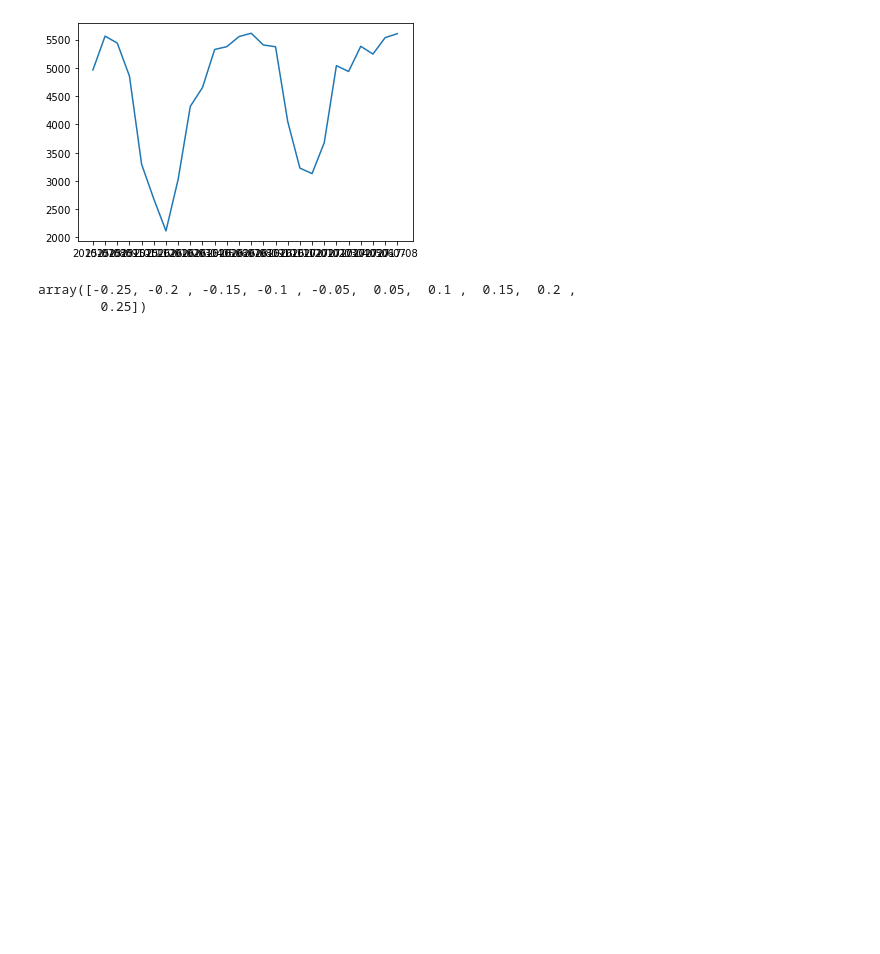
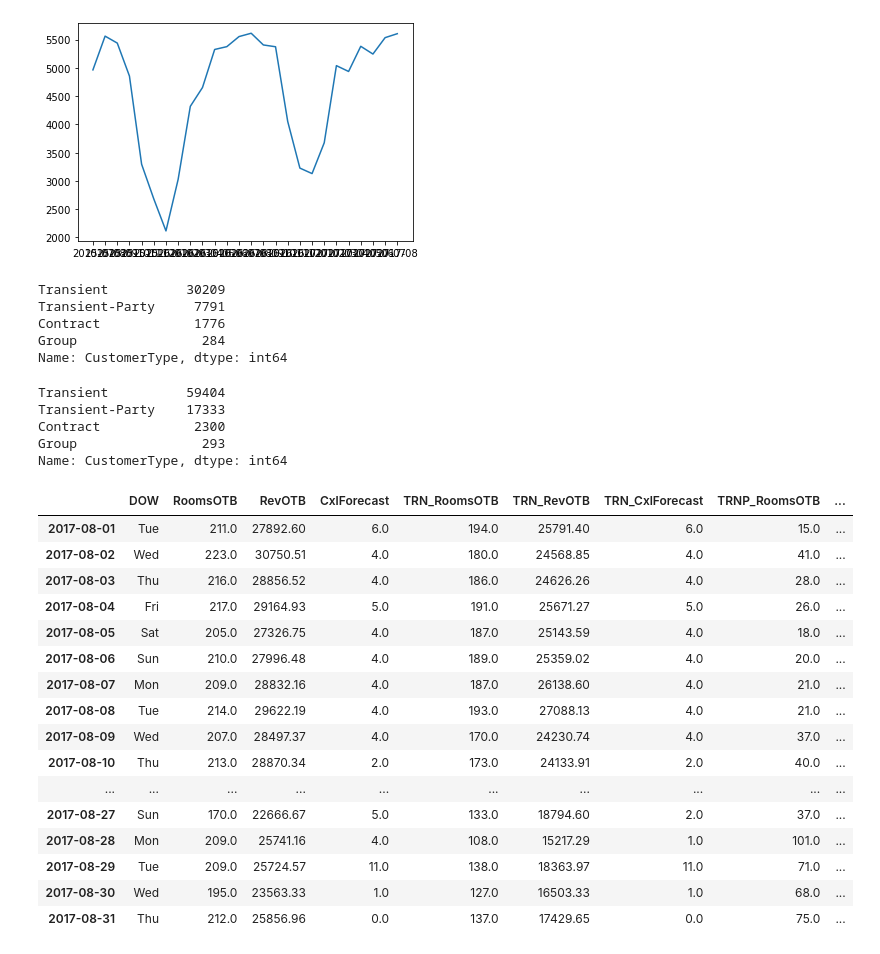
Before and after one commit to edubu2/hotel-revman-system, a Jupyter notebook: code/agg_test.ipynb, the cells around one changed output. Drawn from its saved outputs; the diff is of its cells as text; code cells hidden in the pictures; blank space fills up the shorter version.

```diff
--- a/code/agg_test.ipynb
+++ b/code/agg_test.ipynb
@@ -55,10 +70,39 @@ plt.plot(by_month)
 # %% [output]
 [<matplotlib.lines.Line2D at 0x...>]
 [figure]
-# %%
-
-
-a
-# %% [output]
-array([-0.25, -0.2 , -0.15, -0.1 , -0.05,  0.05,  0.1 ,  0.15,  0.2 ,
-        0.25])
+# %%
+h1_res.CustomerType.value_counts()
+# %% [output]
+Transient          30209
+Transient-Party     7791
+Contract            1776
+Group                284
+Name: CustomerType, dtype: int64
+# %%
+h2_res.CustomerType.value_counts()
+# %% [output]
+Transient          59404
+Transient-Party    17333
+Contract            2300
+Group                293
+Name: CustomerType, dtype: int64
+# %%
+pd.read_pickle("./sims2/h2_sim_2017-08-01.pick")
+# %% [output]
+|  | DOW | RoomsOTB | RevOTB | CxlForecast | TRN_RoomsOTB | TRN_RevOTB | TRN_CxlForecast | TRNP_RoomsOTB | ... |
+| 2017-08-01 | Tue | 211.0 | 27892.60 | 6.0 | 194.0 | 25791.40 | 6.0 | 15.0 | ... |
+| 2017-08-02 | Wed | 223.0 | 30750.51 | 4.0 | 180.0 | 24568.85 | 4.0 | 41.0 | ... |
+| 2017-08-03 | Thu | 216.0 | 28856.52 | 4.0 | 186.0 | 24626.26 | 4.0 | 28.0 | ... |
+| 2017-08-04 | Fri | 217.0 | 29164.93 | 5.0 | 191.0 | 25671.27 | 5.0 | 26.0 | ... |
+| 2017-08-05 | Sat | 205.0 | 27326.75 | 4.0 | 187.0 | 25143.59 | 4.0 | 18.0 | ... |
+| 2017-08-06 | Sun | 210.0 | 27996.48 | 4.0 | 189.0 | 25359.02 | 4.0 | 20.0 | ... |
+| 2017-08-07 | Mon | 209.0 | 28832.16 | 4.0 | 187.0 | 26138.60 | 4.0 | 21.0 | ... |
+| 2017-08-08 | Tue | 214.0 | 29622.19 | 4.0 | 193.0 | 27088.13 | 4.0 | 21.0 | ... |
+| 2017-08-09 | Wed | 207.0 | 28497.37 | 4.0 | 170.0 | 24230.74 | 4.0 | 37.0 | ... |
+| 2017-08-10 | Thu | 213.0 | 28870.34 | 2.0 | 173.0 | 24133.91 | 2.0 | 40.0 | ... |
+| ... | ... | ... | ... | ... | ... | ... | ... | ... | ... |
+| 2017-08-27 | Sun | 170.0 | 22666.67 | 5.0 | 133.0 | 18794.60 | 2.0 | 37.0 | ... |
+| 2017-08-28 | Mon | 209.0 | 25741.16 | 4.0 | 108.0 | 15217.29 | 1.0 | 101.0 | ... |
+| 2017-08-29 | Tue | 209.0 | 25724.57 | 11.0 | 138.0 | 18363.97 | 11.0 | 71.0 | ... |
+| 2017-08-30 | Wed | 195.0 | 23563.33 | 1.0 | 127.0 | 16503.33 | 1.0 | 68.0 | ... |
+| 2017-08-31 | Thu | 212.0 | 25856.96 | 0.0 | 137.0 | 17429.65 | 0.0 | 75.0 | ... |
```
Also changed, not shown: parts of 5 cells of this notebook, 8 other files.
